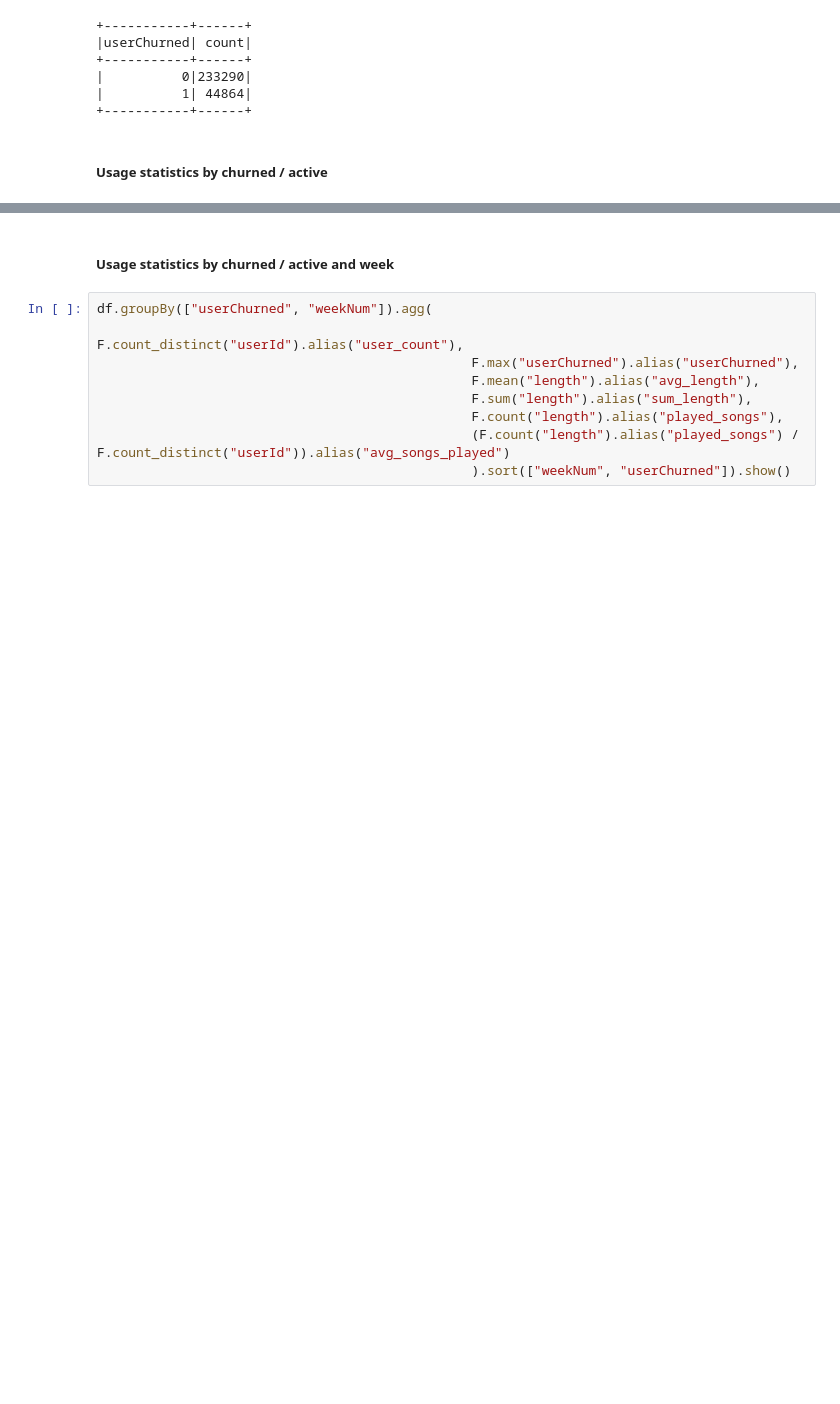
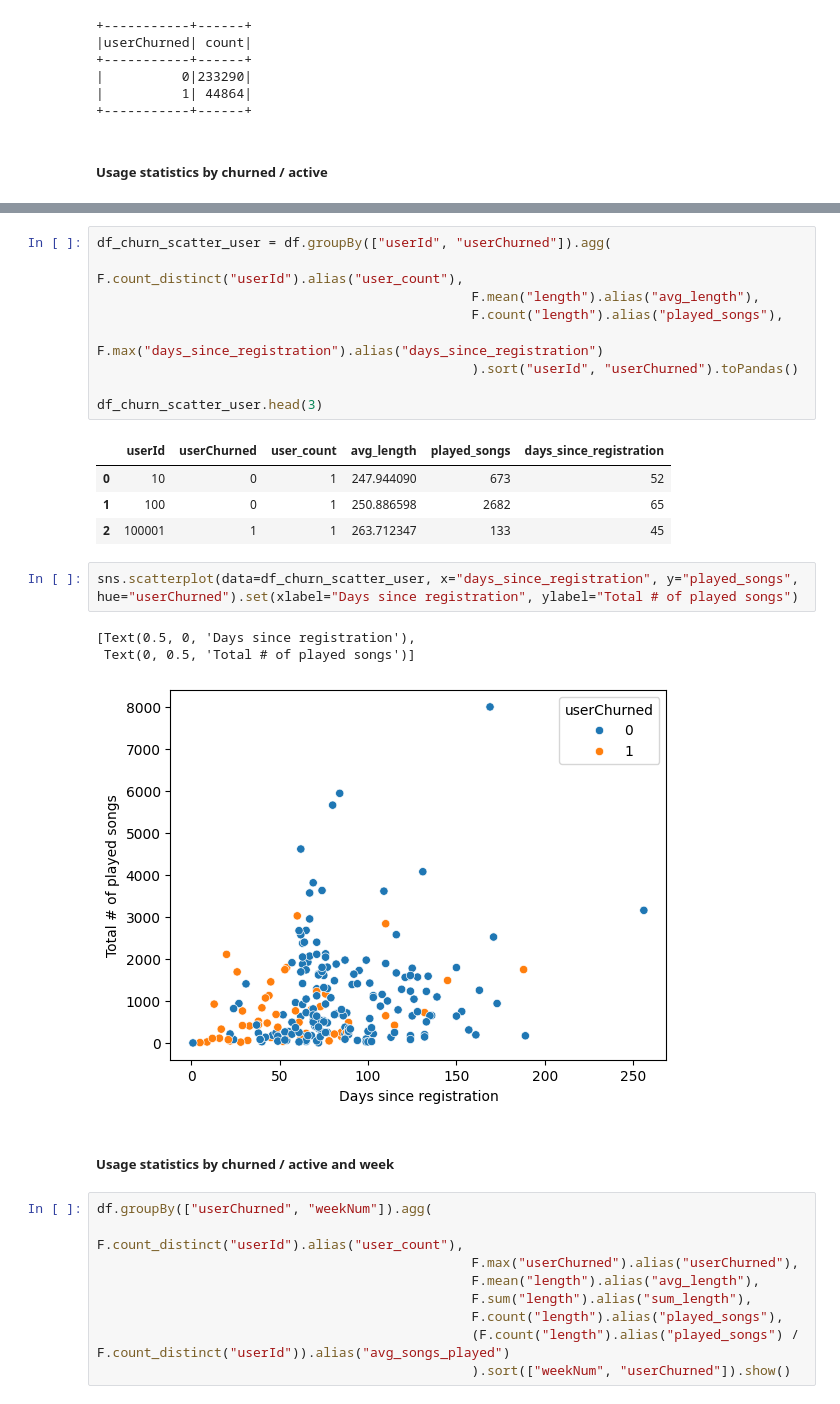
Before and after one commit to ben-sas/sparkify, a Jupyter notebook: Sparkify.ipynb, the cells around one changed output, grey strips where cells are left out. Cells and saved outputs as stored; diff of their text form; blank space fills up the shorter version.

```diff
--- a/Sparkify.ipynb
+++ b/Sparkify.ipynb
@@ -704,3 +780,23 @@ df.groupBy(["userChurned"]).agg(
+# %%
+df_churn_scatter_user = df.groupBy(["userId", "userChurned"]).agg(
+                                                F.count_distinct("userId").alias("user_count"),
+                                                F.mean("length").alias("avg_length"),
+                                                F.count("length").alias("played_songs"),
+                                                F.max("days_since_registration").alias("days_since_registration")
+                                                ).sort("userId", "userChurned").toPandas()
+
+df_churn_scatter_user.head(3)
+# %% [output]
+|  | userId | userChurned | user_count | avg_length | played_songs | days_since_registration |
+| 0 | 10 | 0 | 1 | 247.944090 | 673 | 52 |
+| 1 | 100 | 0 | 1 | 250.886598 | 2682 | 65 |
+| 2 | 100001 | 1 | 1 | 263.712347 | 133 | 45 |
+# %%
+sns.scatterplot(data=df_churn_scatter_user, x="days_since_registration", y="played_songs", hue="userChurned").set(xlabel="Days since registration", ylabel="Total # of played songs")
+# %% [output]
+[Text(0.5, 0, 'Days since registration'),
+ Text(0, 0.5, 'Total # of played songs')]
+[figure, added]
 # %% [markdown]
 ##### Usage statistics by churned / active and week
 # %%
```
Also changed, not shown: parts of 31 cells of this notebook.
